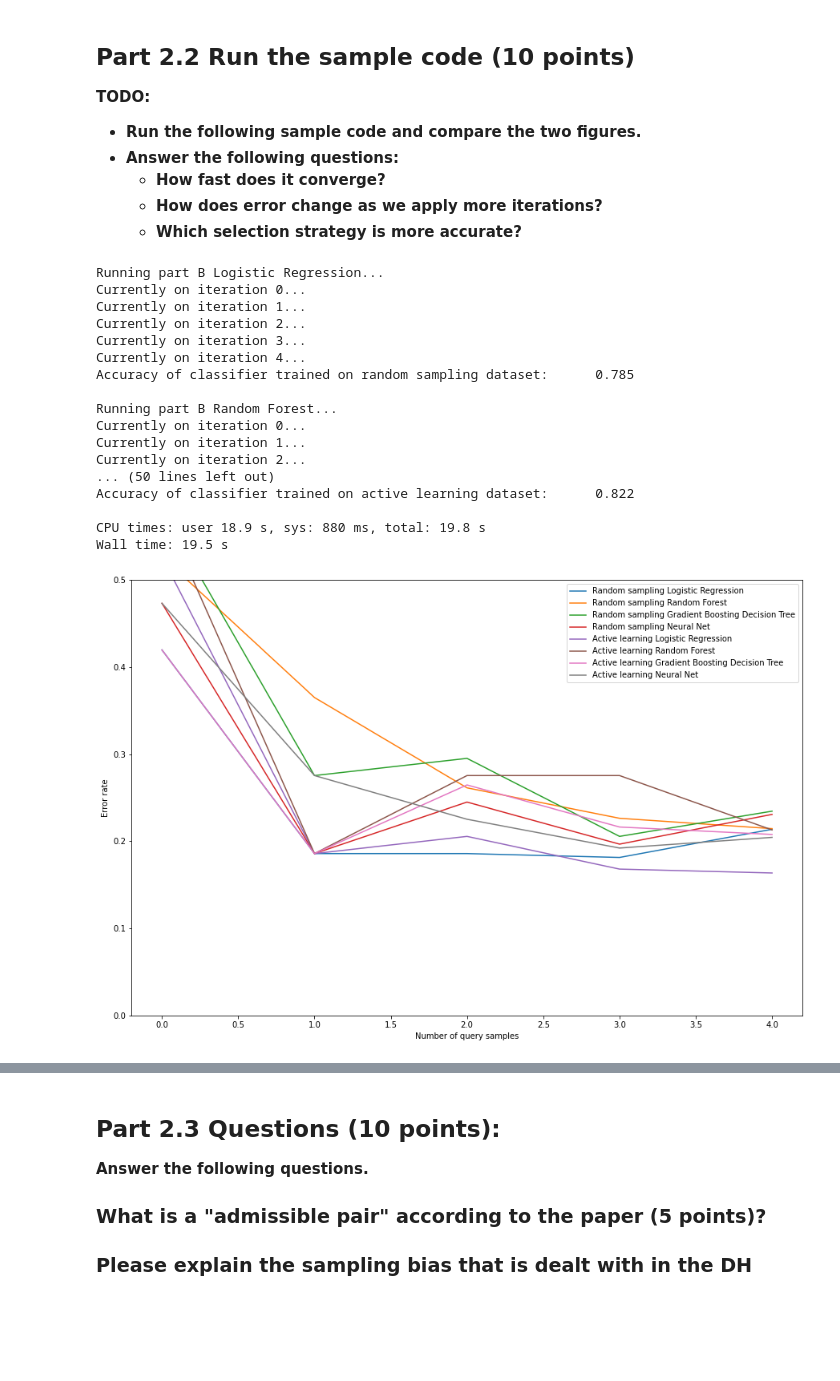
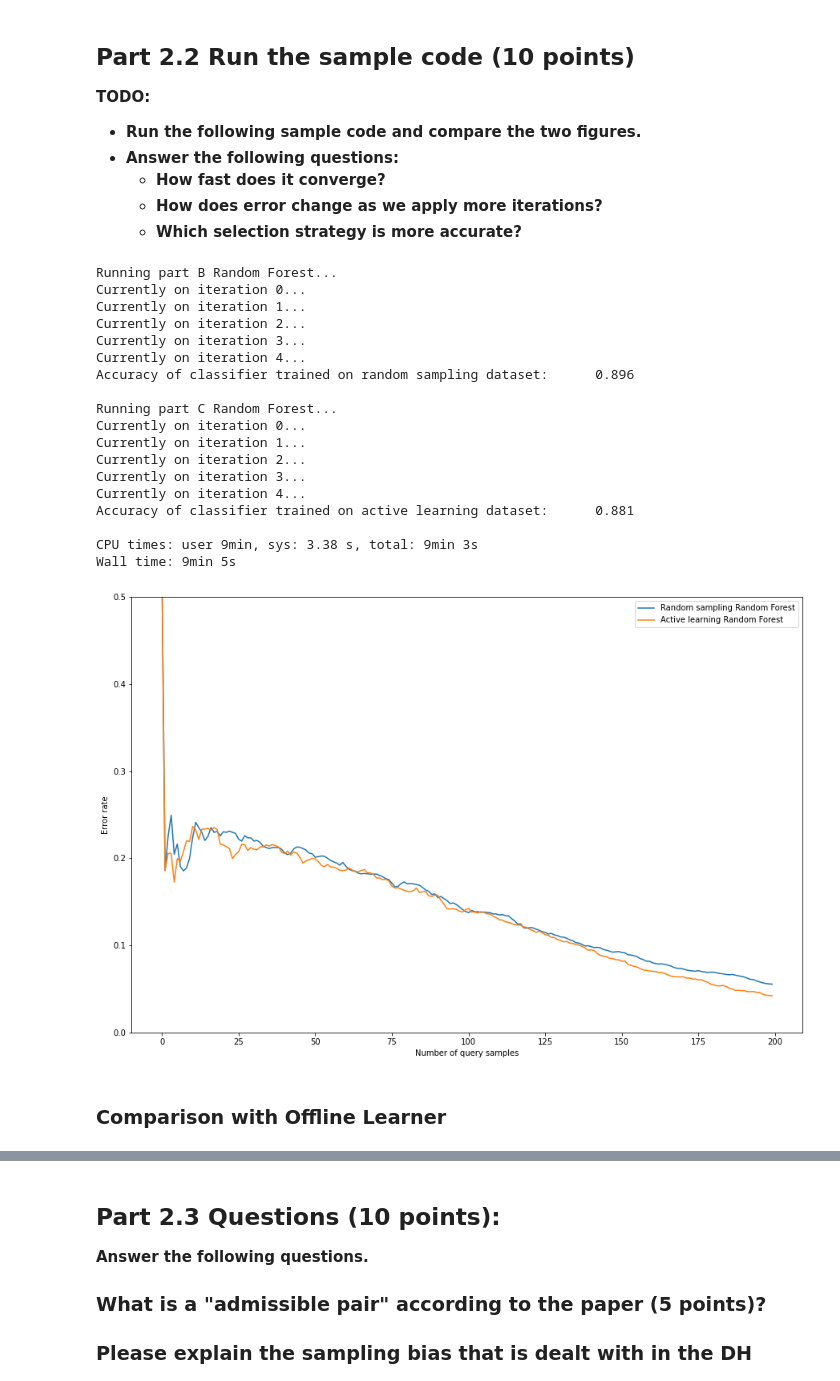
Before and after one commit to ryanquinnnelson/CMU-02750-Study-of-Type-2-Active-Learning-Algorithms, a Jupyter notebook: Q2_DH_ryann.ipynb, the cells around one changed output, grey strips where cells are left out. Cells and saved outputs as stored; diff of their text form; code cells hidden in the pictures; blank space fills up the shorter version.

Commit message:
Finished comparison with offline learner

```diff
--- a/Q2_DH_ryann.ipynb
+++ b/Q2_DH_ryann.ipynb
@@ -223,31 +230,40 @@ def call_DH(part, clf, budget, X_train, y_train, X_test, y_test, choice):
     plt.legend()
     plt.savefig("img/q2_2_" + part.lower() + "_budget" + str(budget) + "_" + str(batch_size) + "_" + choice + ".png")
     print()
+    return loss
 # %%
 %%time
+
+# choices= ['Logistic Regression','Random Forest', 'Gradient Boosting Decision Tree','Neural Net']
+choices = ['Random Forest']
+losses = []
 
 # run active learning
 BUDGET = 200
 for part in "bc":
-    for choice in ['Logistic Regression','Random Forest', 'Gradient Boosting Decision Tree','Neural Net']:
-        classifier = helper.get_classifier('Logistic Regression', X_train,y_train, seed)
-        call_DH(part,classifier,BUDGET,X_train, y_train, X_test, y_test, choice)
+    for choice in choices:
+        classifier = helper.get_classifier(choice, X_train,y_train, seed)
+        loss = call_DH(part,classifier,BUDGET,X_train, y_train, X_test, y_test, choice)
+        losses.append(loss)
 # %% [output]
-Running part B Logistic Regression...
+Running part B Random Forest...
 Currently on iteration 0...
 Currently on iteration 1...
 Currently on iteration 2...
 Currently on iteration 3...
 Currently on iteration 4...
-Accuracy of classifier trained on random sampling dataset:      0.785
+Accuracy of classifier trained on random sampling dataset:      0.896
 
-Running part B Random Forest...
+Running part C Random Forest...
 Currently on iteration 0...
 Currently on iteration 1...
 Currently on iteration 2...
-... (50 lines left out)
-Accuracy of classifier trained on active learning dataset:      0.822
+Currently on iteration 3...
+Currently on iteration 4...
+Accuracy of classifier trained on active learning dataset:      0.881
 
-CPU times: user 18.9 s, sys: 880 ms, total: 19.8 s
-Wall time: 19.5 s
+CPU times: user 9min, sys: 3.38 s, total: 9min 3s
+Wall time: 9min 5s
-[figure, old version]
+[figure, new version]
+# %% [markdown]
+### Comparison with Offline Learner
```
Also changed, not shown: parts of 4 cells of this notebook, 8 other files.
